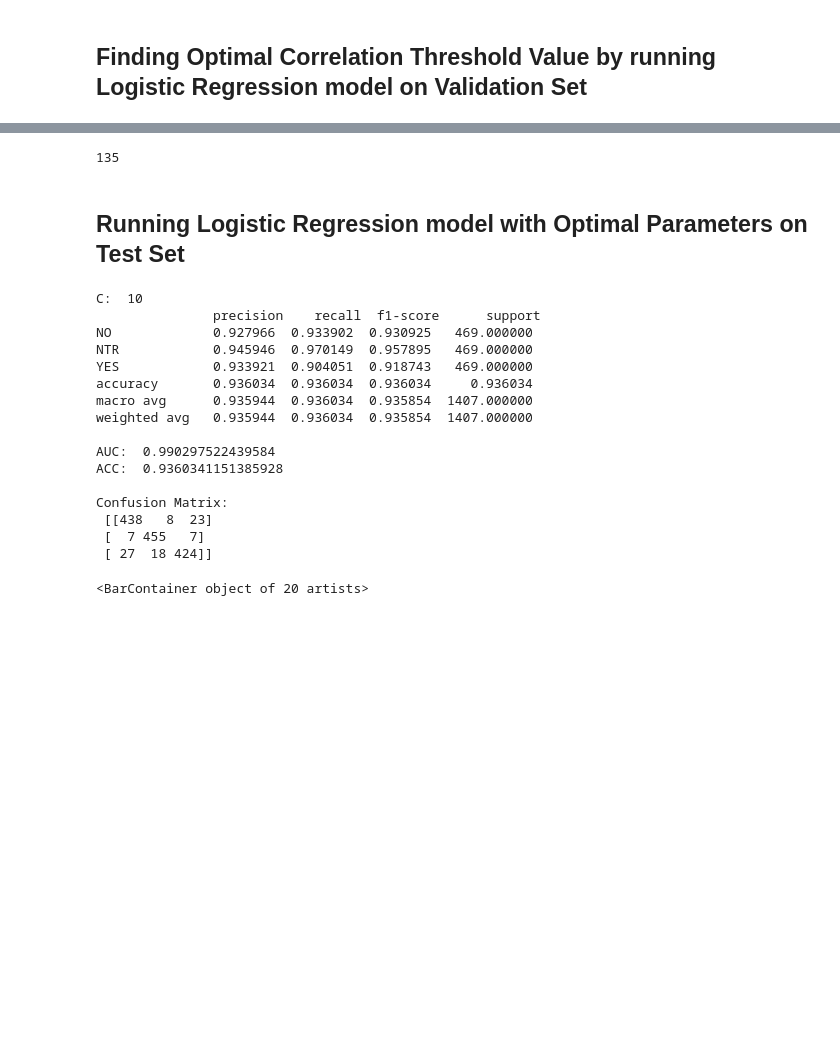
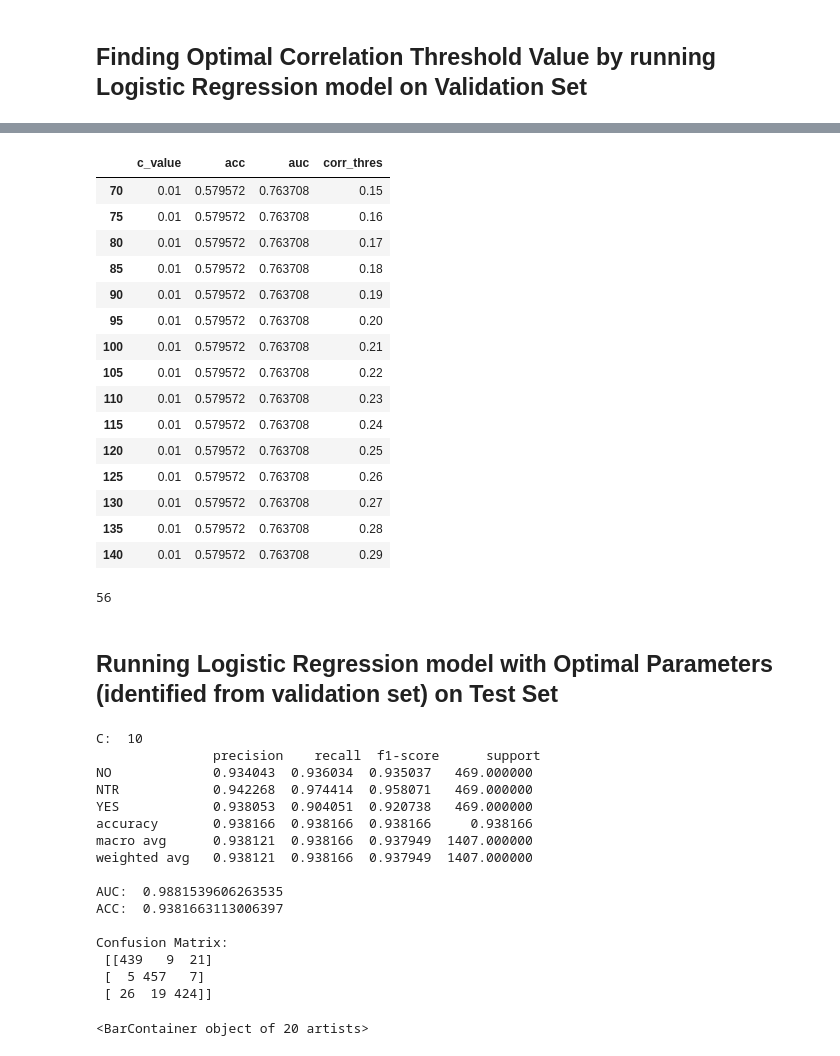
Before and after one commit to anaconda121/NeuraHealth, a Jupyter notebook: Modeling/Logistic-Regression-TFIDF.ipynb, the cells around one changed output, grey strips where cells are left out. Drawn from its saved outputs; the diff is of its cells as text; code cells hidden in the pictures; blank space fills up the shorter version.

```diff
--- a/Modeling/Logistic-Regression-TFIDF.ipynb
+++ b/Modeling/Logistic-Regression-TFIDF.ipynb
@@ -353,17 +355,37 @@ tfidf_all_df[tfidf_all_df['auc']==max(tfidf_all_df['auc'])]
+# %%
+tfidf_all_df[tfidf_all_df['auc'] == min(tfidf_all_df['auc'])]
+# %% [output]
+|  | c_value | acc | auc | corr_thres |
+| 70 | 0.01 | 0.579572 | 0.763708 | 0.15 |
+| 75 | 0.01 | 0.579572 | 0.763708 | 0.16 |
+| 80 | 0.01 | 0.579572 | 0.763708 | 0.17 |
+| 85 | 0.01 | 0.579572 | 0.763708 | 0.18 |
+| 90 | 0.01 | 0.579572 | 0.763708 | 0.19 |
+| 95 | 0.01 | 0.579572 | 0.763708 | 0.20 |
+| 100 | 0.01 | 0.579572 | 0.763708 | 0.21 |
+| 105 | 0.01 | 0.579572 | 0.763708 | 0.22 |
+| 110 | 0.01 | 0.579572 | 0.763708 | 0.23 |
+| 115 | 0.01 | 0.579572 | 0.763708 | 0.24 |
+| 120 | 0.01 | 0.579572 | 0.763708 | 0.25 |
+| 125 | 0.01 | 0.579572 | 0.763708 | 0.26 |
+| 130 | 0.01 | 0.579572 | 0.763708 | 0.27 |
+| 135 | 0.01 | 0.579572 | 0.763708 | 0.28 |
+| 140 | 0.01 | 0.579572 | 0.763708 | 0.29 |
 # %%
-len(tfidf_all_df[tfidf_all_df['auc'] > 0.8])
+len(tfidf_all_df[tfidf_all_df['auc'] > 0.95])
 # %% [output]
-135
+56
 # %% [markdown]
-## Running Logistic Regression model with Optimal Parameters on Test Set
+## Running Logistic Regression model with Optimal Parameters (identified from validation set) on Test Set
 # %%
 # Specific parameter setting performance
-corr = 0.03
+corr = 0.02
 c = 10
 
 # Setting Correlation threshold
 top_tfidf_features_df, filtered_tfidf_train, filtered_tfidf_test, filtered_tfidf_valid = filter_by_corr(corr, tfidf_output_df)
 
+# training model
 lr, acc_optimized, auc_optimized, c_list, report, conf_mat = logisitic_regression(filtered_tfidf_train, y_train_new, filtered_tfidf_test, y_test_new, c, True, True)
 
 print("\nC: ", c, "\n", report)
@@ -373,17 +395,17 @@ print("\nConfusion Matrix: \n", conf_mat)
 # %% [output]
 C:  10
                precision    recall  f1-score      support
-NO             0.927966  0.933902  0.930925   469.000000
-NTR            0.945946  0.970149  0.957895   469.000000
-YES            0.933921  0.904051  0.918743   469.000000
-accuracy       0.936034  0.936034  0.936034     0.936034
-macro avg      0.935944  0.936034  0.935854  1407.000000
-weighted avg   0.935944  0.936034  0.935854  1407.000000
+NO             0.934043  0.936034  0.935037   469.000000
+NTR            0.942268  0.974414  0.958071   469.000000
+YES            0.938053  0.904051  0.920738   469.000000
+accuracy       0.938166  0.938166  0.938166     0.938166
+macro avg      0.938121  0.938166  0.937949  1407.000000
+weighted avg   0.938121  0.938166  0.937949  1407.000000
 
-AUC:  0.990297522439584
-ACC:  0.9360341151385928
+AUC:  0.9881539606263535
+ACC:  0.9381663113006397
 
 Confusion Matrix:
- [[438   8  23]
- [  7 455   7]
- [ 27  18 424]]
+ [[439   9  21]
+ [  5 457   7]
+ [ 26  19 424]]
```
Also changed, not shown: parts of 8 cells of this notebook.
